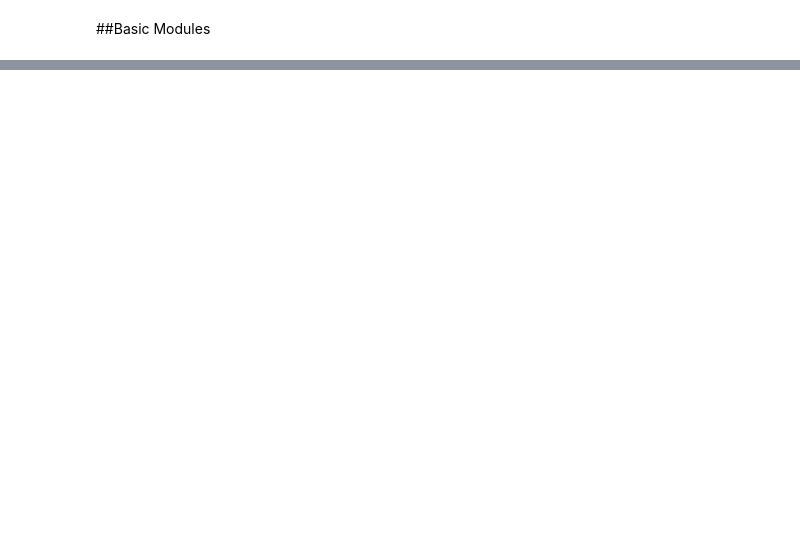
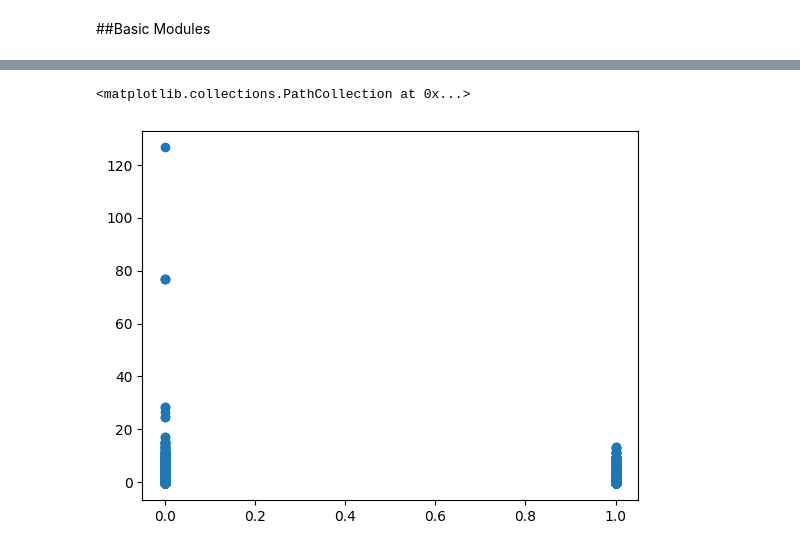
Before and after one commit to munawarali93/NASA---Near-Earth-Objects, a Jupyter notebook: NASA_near_earth_objects.ipynb, the cells around one changed output, grey strips where cells are left out. Drawn from its saved outputs; the diff is of its cells as text; code cells hidden in the pictures; blank space fills up the shorter version.

```diff
--- a/NASA_near_earth_objects.ipynb
+++ b/NASA_near_earth_objects.ipynb
@@ -45,0 +198,5 @@ print(nasa.shape)
+# %%
+plt.scatter(X['hazardous'], X['average_diameter'])
+# %% [output]
+<matplotlib.collections.PathCollection at 0x...>
+[figure, added]
```
Also changed, not shown: parts of 19 cells of this notebook.
